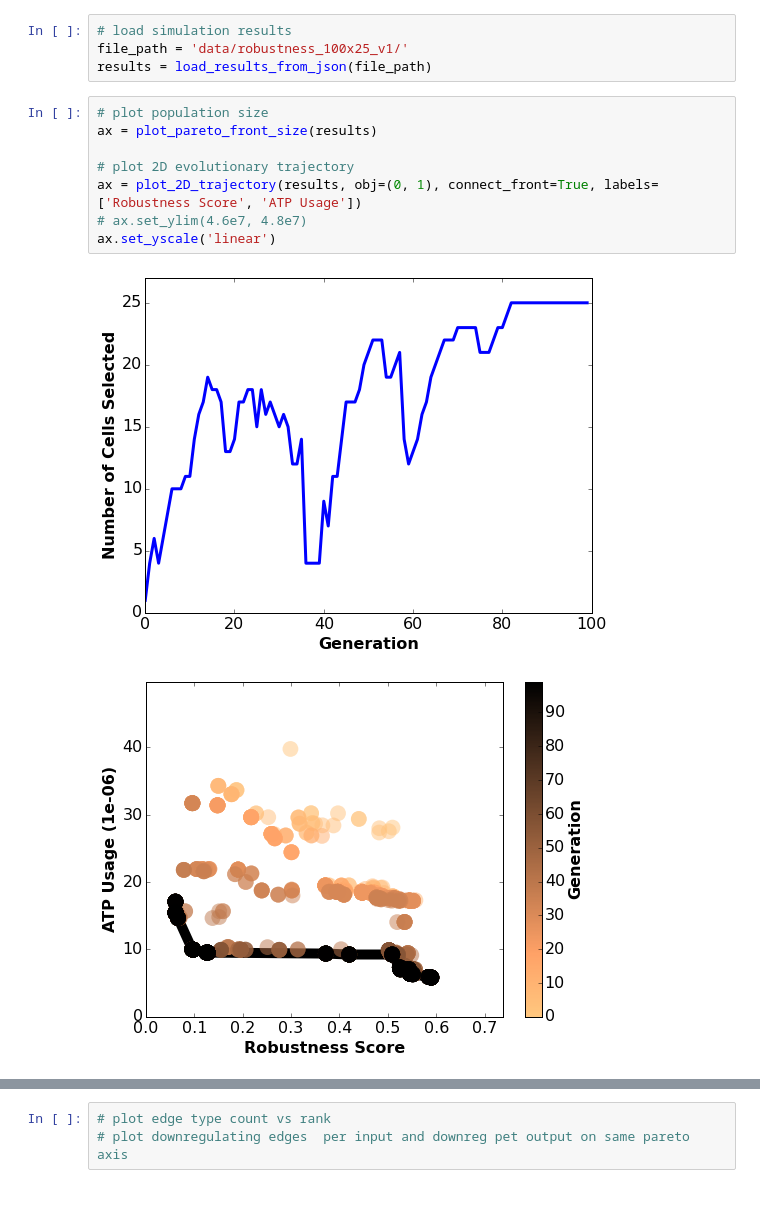
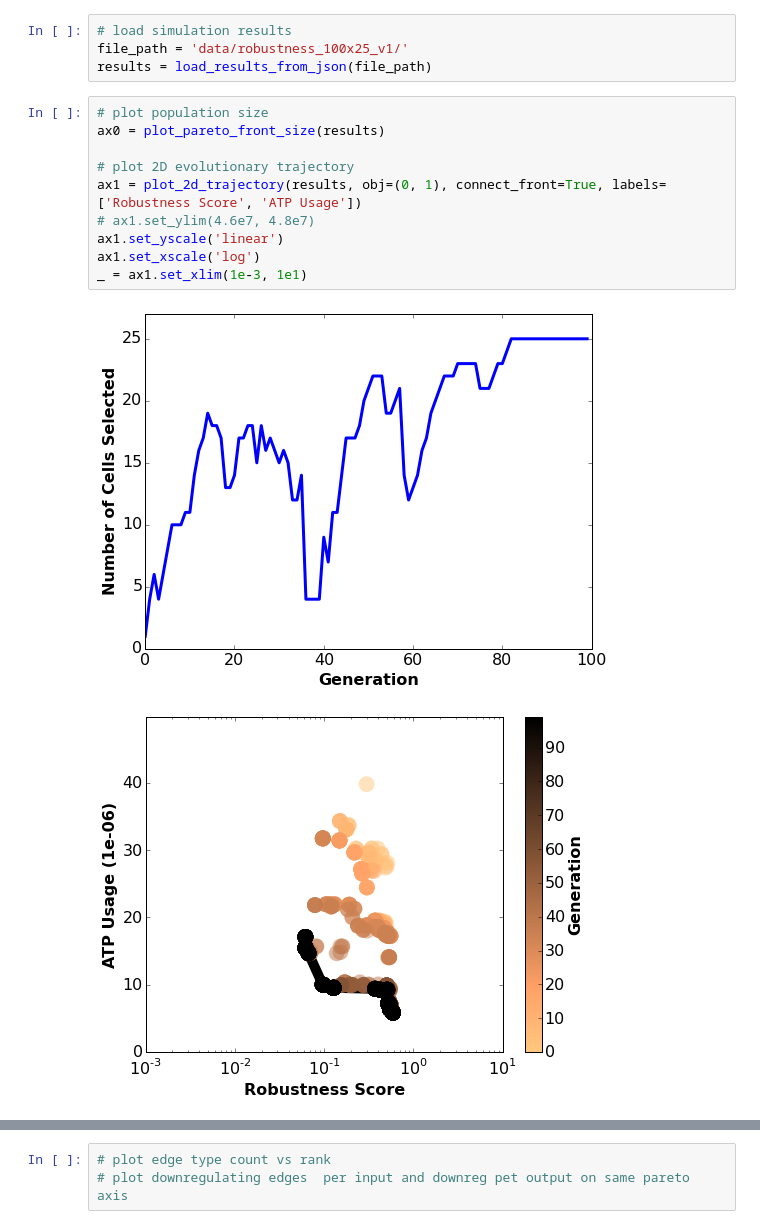
Before and after one commit to sbernasek/evolution_of_grn, a Jupyter notebook: analysis.ipynb, the cells around one changed output, grey strips where cells are left out. Drawn from its saved outputs; the diff is of its cells as text; blank space fills up the shorter version.

```diff
--- a/analysis.ipynb
+++ b/analysis.ipynb
@@ -15,12 +22,14 @@ file_path = 'data/robustness_100x25_v1/'
 results = load_results_from_json(file_path)
 # %%
 # plot population size
-ax = plot_pareto_front_size(results)
+ax0 = plot_pareto_front_size(results)
 
 # plot 2D evolutionary trajectory
-ax = plot_2D_trajectory(results, obj=(0, 1), connect_front=True, labels=['Robustness Score', 'ATP Usage'])
-# ax.set_ylim(4.6e7, 4.8e7)
-ax.set_yscale('linear')
+ax1 = plot_2d_trajectory(results, obj=(0, 1), connect_front=True, labels=['Robustness Score', 'ATP Usage'])
+# ax1.set_ylim(4.6e7, 4.8e7)
+ax1.set_yscale('linear')
+ax1.set_xscale('log')
+_ = ax1.set_xlim(1e-3, 1e1)
 # %% [output]
 [figure]
-[figure, old version]
+[figure, new version]
```
Also changed, not shown: parts of 20 cells of this notebook, 3 other files.
